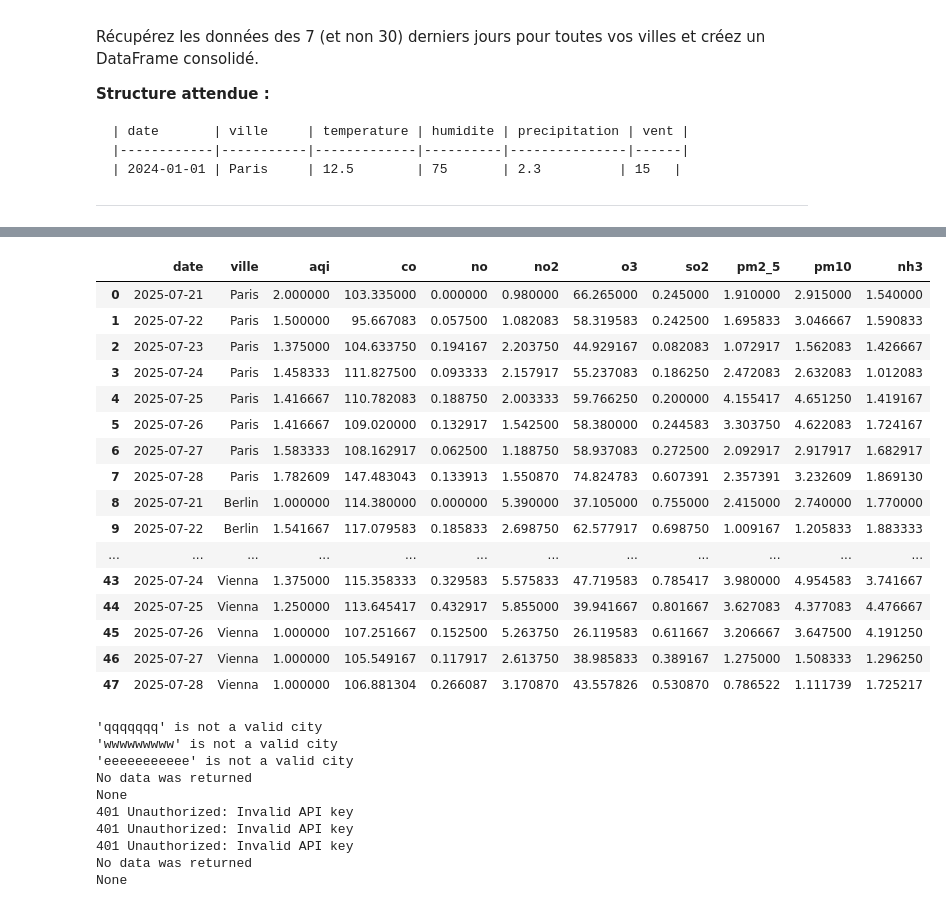
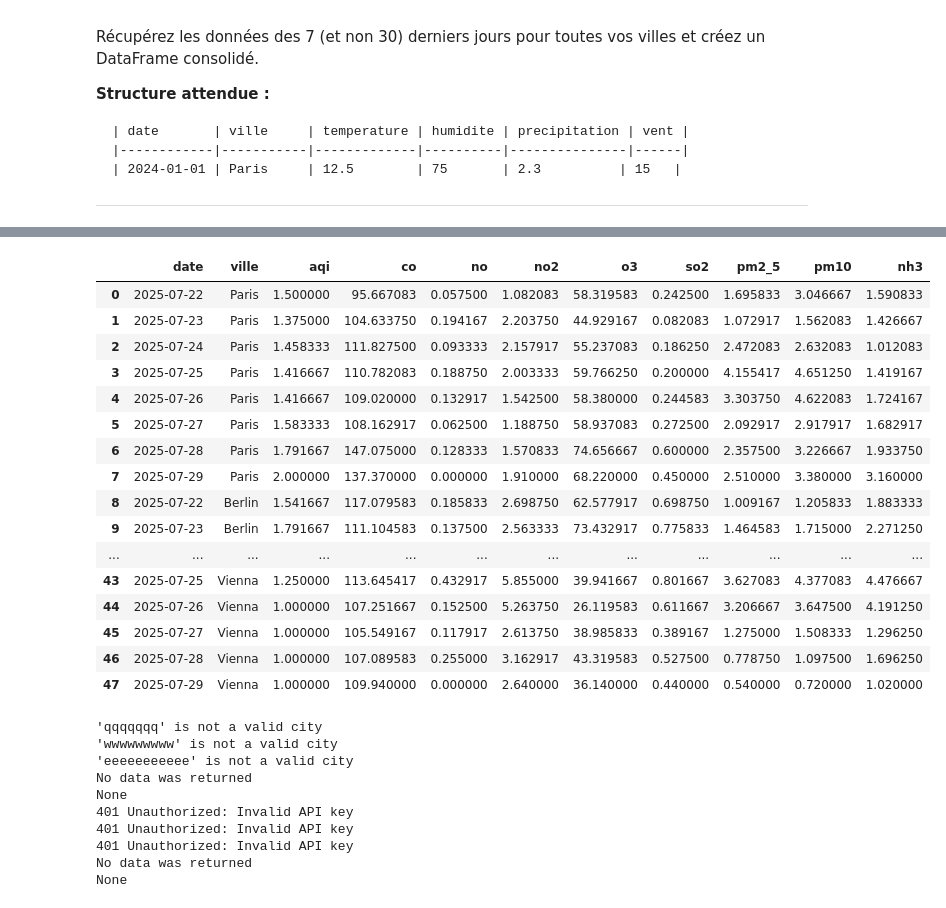
Before and after one commit to 17matb/data-analysis-solution, a Jupyter notebook: Notebook_1_Fondamentaux_Python_pour_l_ia.ipynb, the cells around one changed output, grey strips where cells are left out. Cells and saved outputs as stored; diff of their text form; code cells hidden in the pictures.

```diff
--- a/Notebook_1_Fondamentaux_Python_pour_l_ia.ipynb
+++ b/Notebook_1_Fondamentaux_Python_pour_l_ia.ipynb
@@ -51,8 +51,9 @@ TODAY = date.today()
 SEVEN_DAYS_AGO = TODAY - timedelta(7)
 
 # on combine la date TODAY avec un time.min qui retourne minuit et on transforme le tout en timestamp
-TODAY_TIMESTAMP = int(datetime.combine(TODAY, time.min).timestamp())
-SEVEN_DAYS_AGO_TIMESTAMP = int(datetime.combine(SEVEN_DAYS_AGO, time.min).timestamp())
+# on fixe la timezone sur utc pour s'assurer d'utiliser la même pour toutes nos apis
+TODAY_TIMESTAMP = int(datetime.combine(TODAY, time.min).replace(tzinfo=timezone.utc).timestamp())
+SEVEN_DAYS_AGO_TIMESTAMP = int(datetime.combine(SEVEN_DAYS_AGO, time.min).replace(tzinfo=timezone.utc).timestamp())
 
 print(TODAY_TIMESTAMP)
 # %% [output]
@@ -233,6 +234,10 @@ def get_historical_weather(city, start_date, end_date, api_key):
         # print(weather_list)
 
         df_weather = pd.DataFrame(weather_list)
+
+        # on fait en sorte que la colonne date soit du type date, on s'assure de ne garder que la date si le retour de l'api venait à changer, on standardise pour merge le df plus tard
+        df_weather['date'] = pd.to_datetime(df_weather['date']).dt.date
+
         df_weather.head()
 
         return df_weather
@@ -361,40 +373,42 @@ get_air_quality('montpellier', SEVEN_DAYS_AGO_TIMESTAMP, TODAY_TIMESTAMP, API_KE
 # %%
 def get_multiple_cities_air_quality(cities: list, api_key) -> pd.DataFrame:
     city_list = cities
     if not city_list:
         print('List needs to be filled with city names')
         return None
 
     all_cities_df_list = [get_air_quality(i, SEVEN_DAYS_AGO_TIMESTAMP, TODAY_TIMESTAMP, api_key) for i in city_list]
 
     # on ne garde que le contenu interessant de all_cities_df_list, on gère le cas où une ou plusieurs villes sont invalides
     valid_content = [i for i in all_cities_df_list if i is not None]
     if not valid_content:
         print('No data was returned')
         return None
 
     # on reset index car ils allaient de 0 à 7 puis retournaient à 0
     df_all_cities = pd.concat(valid_content).reset_index(drop=True)
 
     return df_all_cities
 
-get_multiple_cities_air_quality(CITIES, API_KEY_OWM)
+df_air_quality_only = get_multiple_cities_air_quality(CITIES, API_KEY_OWM)
+
+df_air_quality_only
 # %% [output]
 |  | date | ville | aqi | co | no | no2 | o3 | so2 | pm2_5 | pm10 | nh3 |
-| 0 | 2025-07-21 | Paris | 2.000000 | 103.335000 | 0.000000 | 0.980000 | 66.265000 | 0.245000 | 1.910000 | 2.915000 | 1.540000 |
-| 1 | 2025-07-22 | Paris | 1.500000 | 95.667083 | 0.057500 | 1.082083 | 58.319583 | 0.242500 | 1.695833 | 3.046667 | 1.590833 |
-| 2 | 2025-07-23 | Paris | 1.375000 | 104.633750 | 0.194167 | 2.203750 | 44.929167 | 0.082083 | 1.072917 | 1.562083 | 1.426667 |
-| 3 | 2025-07-24 | Paris | 1.458333 | 111.827500 | 0.093333 | 2.157917 | 55.237083 | 0.186250 | 2.472083 | 2.632083 | 1.012083 |
-| 4 | 2025-07-25 | Paris | 1.416667 | 110.782083 | 0.188750 | 2.003333 | 59.766250 | 0.200000 | 4.155417 | 4.651250 | 1.419167 |
-| 5 | 2025-07-26 | Paris | 1.416667 | 109.020000 | 0.132917 | 1.542500 | 58.380000 | 0.244583 | 3.303750 | 4.622083 | 1.724167 |
-| 6 | 2025-07-27 | Paris | 1.583333 | 108.162917 | 0.062500 | 1.188750 | 58.937083 | 0.272500 | 2.092917 | 2.917917 | 1.682917 |
-| 7 | 2025-07-28 | Paris | 1.782609 | 147.483043 | 0.133913 | 1.550870 | 74.824783 | 0.607391 | 2.357391 | 3.232609 | 1.869130 |
-| 8 | 2025-07-21 | Berlin | 1.000000 | 114.380000 | 0.000000 | 5.390000 | 37.105000 | 0.755000 | 2.415000 | 2.740000 | 1.770000 |
-| 9 | 2025-07-22 | Berlin | 1.541667 | 117.079583 | 0.185833 | 2.698750 | 62.577917 | 0.698750 | 1.009167 | 1.205833 | 1.883333 |
+| 0 | 2025-07-22 | Paris | 1.500000 | 95.667083 | 0.057500 | 1.082083 | 58.319583 | 0.242500 | 1.695833 | 3.046667 | 1.590833 |
+| 1 | 2025-07-23 | Paris | 1.375000 | 104.633750 | 0.194167 | 2.203750 | 44.929167 | 0.082083 | 1.072917 | 1.562083 | 1.426667 |
+| 2 | 2025-07-24 | Paris | 1.458333 | 111.827500 | 0.093333 | 2.157917 | 55.237083 | 0.186250 | 2.472083 | 2.632083 | 1.012083 |
+| 3 | 2025-07-25 | Paris | 1.416667 | 110.782083 | 0.188750 | 2.003333 | 59.766250 | 0.200000 | 4.155417 | 4.651250 | 1.419167 |
+| 4 | 2025-07-26 | Paris | 1.416667 | 109.020000 | 0.132917 | 1.542500 | 58.380000 | 0.244583 | 3.303750 | 4.622083 | 1.724167 |
+| 5 | 2025-07-27 | Paris | 1.583333 | 108.162917 | 0.062500 | 1.188750 | 58.937083 | 0.272500 | 2.092917 | 2.917917 | 1.682917 |
+| 6 | 2025-07-28 | Paris | 1.791667 | 147.075000 | 0.128333 | 1.570833 | 74.656667 | 0.600000 | 2.357500 | 3.226667 | 1.933750 |
+| 7 | 2025-07-29 | Paris | 2.000000 | 137.370000 | 0.000000 | 1.910000 | 68.220000 | 0.450000 | 2.510000 | 3.380000 | 3.160000 |
+| 8 | 2025-07-22 | Berlin | 1.541667 | 117.079583 | 0.185833 | 2.698750 | 62.577917 | 0.698750 | 1.009167 | 1.205833 | 1.883333 |
+| 9 | 2025-07-23 | Berlin | 1.791667 | 111.104583 | 0.137500 | 2.563333 | 73.432917 | 0.775833 | 1.464583 | 1.715000 | 2.271250 |
 | ... | ... | ... | ... | ... | ... | ... | ... | ... | ... | ... | ... |
-| 43 | 2025-07-24 | Vienna | 1.375000 | 115.358333 | 0.329583 | 5.575833 | 47.719583 | 0.785417 | 3.980000 | 4.954583 | 3.741667 |
-| 44 | 2025-07-25 | Vienna | 1.250000 | 113.645417 | 0.432917 | 5.855000 | 39.941667 | 0.801667 | 3.627083 | 4.377083 | 4.476667 |
-| 45 | 2025-07-26 | Vienna | 1.000000 | 107.251667 | 0.152500 | 5.263750 | 26.119583 | 0.611667 | 3.206667 | 3.647500 | 4.191250 |
-| 46 | 2025-07-27 | Vienna | 1.000000 | 105.549167 | 0.117917 | 2.613750 | 38.985833 | 0.389167 | 1.275000 | 1.508333 | 1.296250 |
-| 47 | 2025-07-28 | Vienna | 1.000000 | 106.881304 | 0.266087 | 3.170870 | 43.557826 | 0.530870 | 0.786522 | 1.111739 | 1.725217 |
+| 43 | 2025-07-25 | Vienna | 1.250000 | 113.645417 | 0.432917 | 5.855000 | 39.941667 | 0.801667 | 3.627083 | 4.377083 | 4.476667 |
+| 44 | 2025-07-26 | Vienna | 1.000000 | 107.251667 | 0.152500 | 5.263750 | 26.119583 | 0.611667 | 3.206667 | 3.647500 | 4.191250 |
+| 45 | 2025-07-27 | Vienna | 1.000000 | 105.549167 | 0.117917 | 2.613750 | 38.985833 | 0.389167 | 1.275000 | 1.508333 | 1.296250 |
+| 46 | 2025-07-28 | Vienna | 1.000000 | 107.089583 | 0.255000 | 3.162917 | 43.319583 | 0.527500 | 0.778750 | 1.097500 | 1.696250 |
+| 47 | 2025-07-29 | Vienna | 1.000000 | 109.940000 | 0.000000 | 2.640000 | 36.140000 | 0.440000 | 0.540000 | 0.720000 | 1.020000 |
 # %%
```
Also changed, not shown: parts of 10 cells of this notebook.
